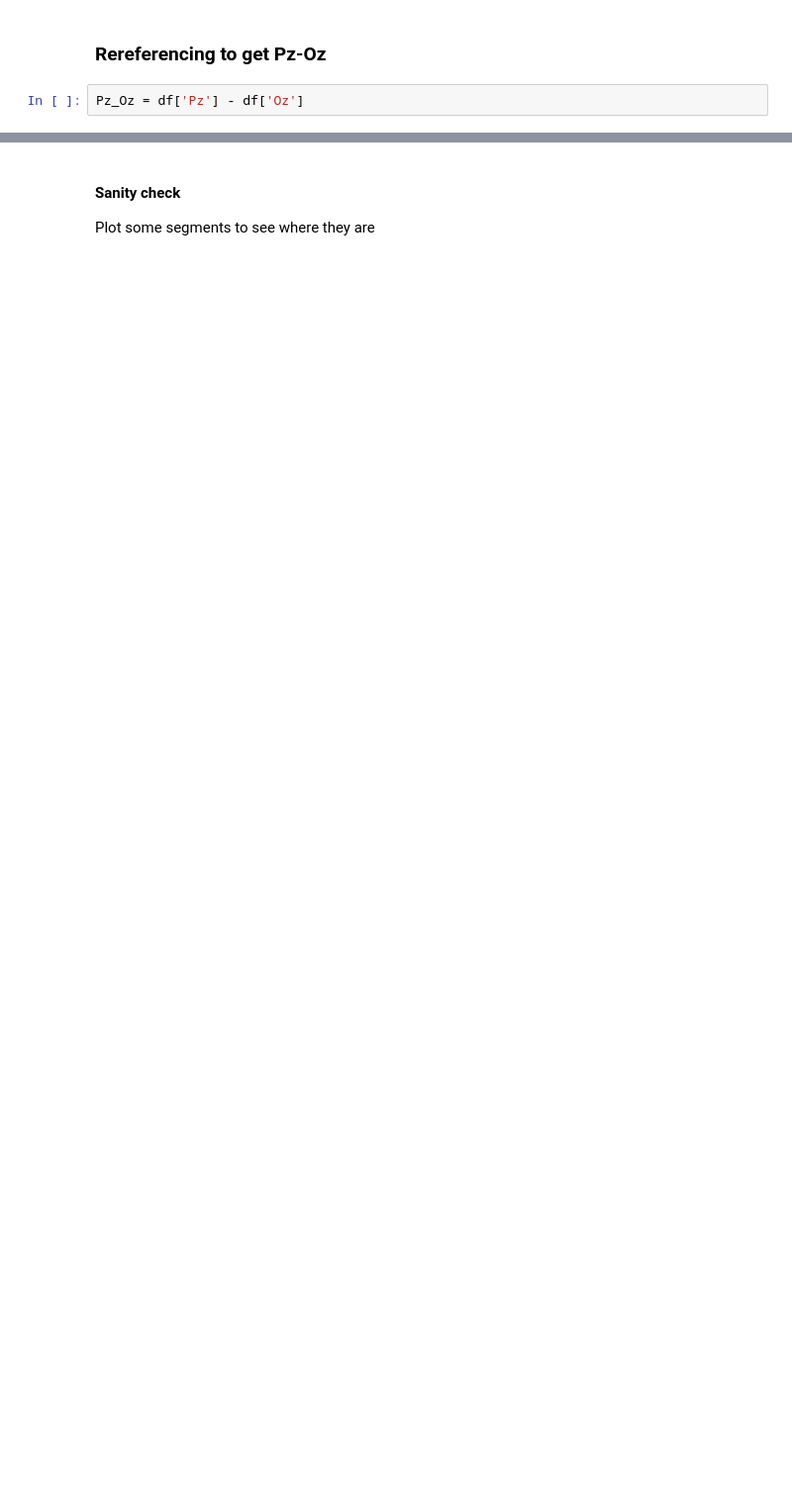
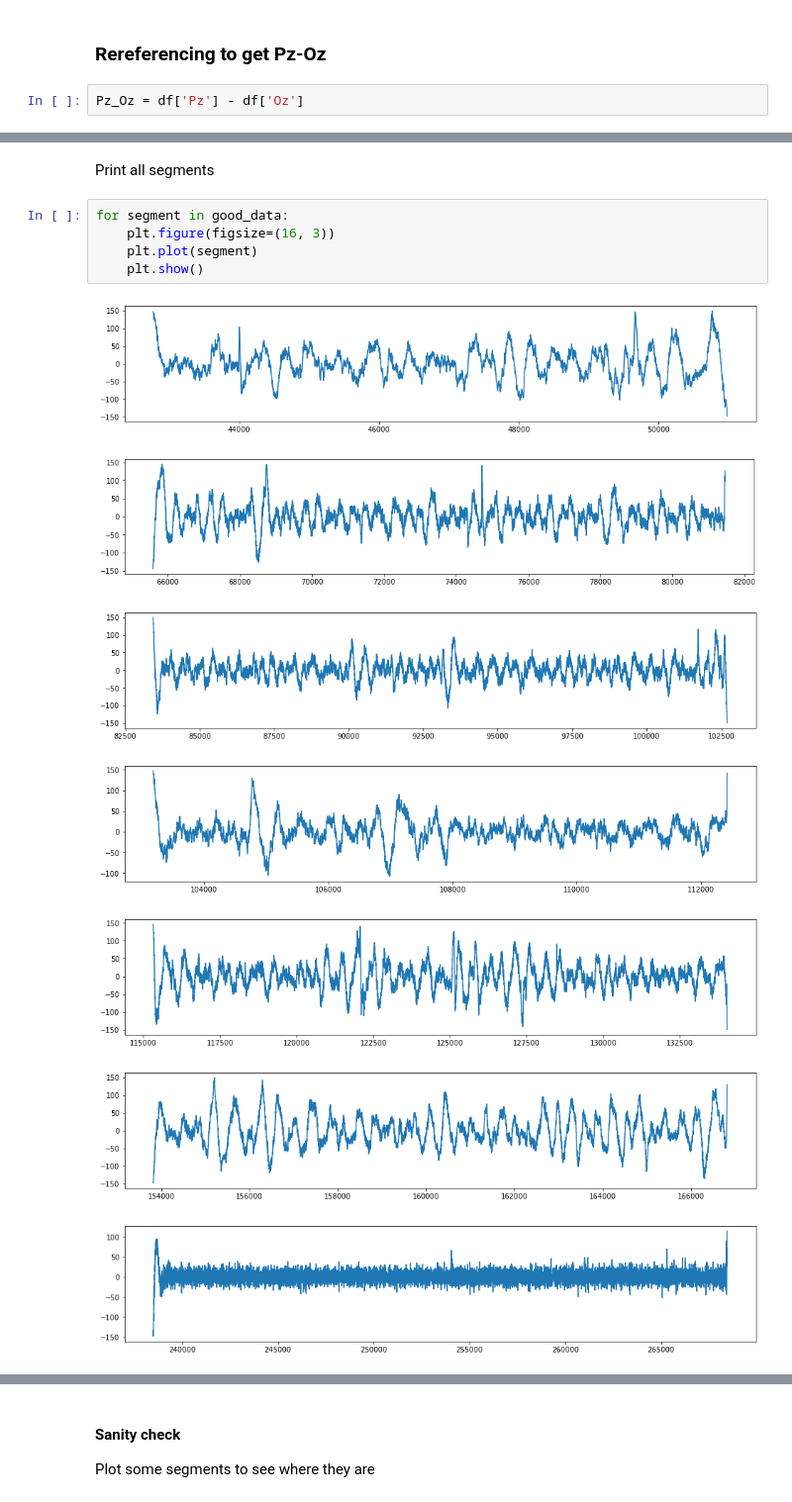
Before and after one commit to hollanderski/DREAMS-EEG, a Jupyter notebook: Unicorn_data_processing_for_rem_stage_detection.ipynb, the cells around one changed output, grey strips where cells are left out. Shown at 99% size. Drawn from its saved outputs; the diff is of its cells as text; blank space fills up the shorter version.

```diff
--- a/Unicorn_data_processing_for_rem_stage_detection.ipynb
+++ b/Unicorn_data_processing_for_rem_stage_detection.ipynb
@@ -51,0 +74,15 @@ Pz_Oz = df['Pz'] - df['Oz']
+# %% [markdown]
+Print all segments
+# %%
+for segment in good_data:
+    plt.figure(figsize=(16, 3))
+    plt.plot(segment)
+    plt.show()
+# %% [output]
+[figure, added]
+[figure, added]
+[figure, added]
+[figure, added]
+[figure, added]
+[figure, added]
+[figure, added]
```
Also changed, not shown: parts of 19 cells of this notebook.
